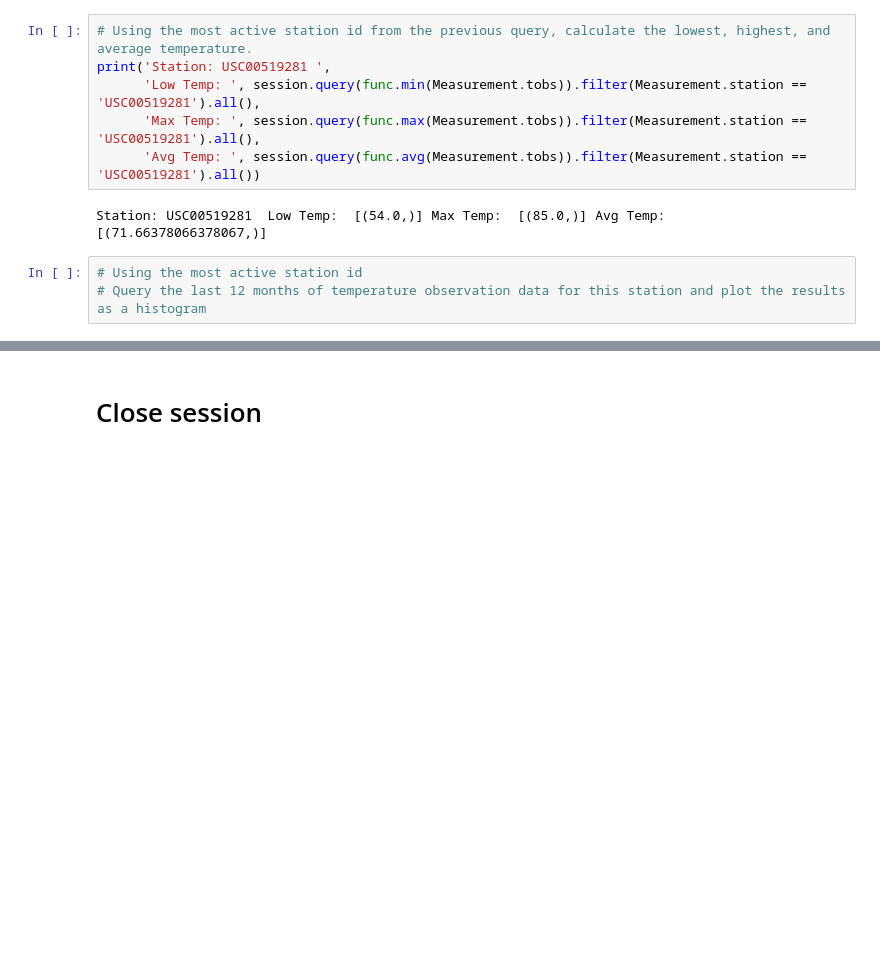
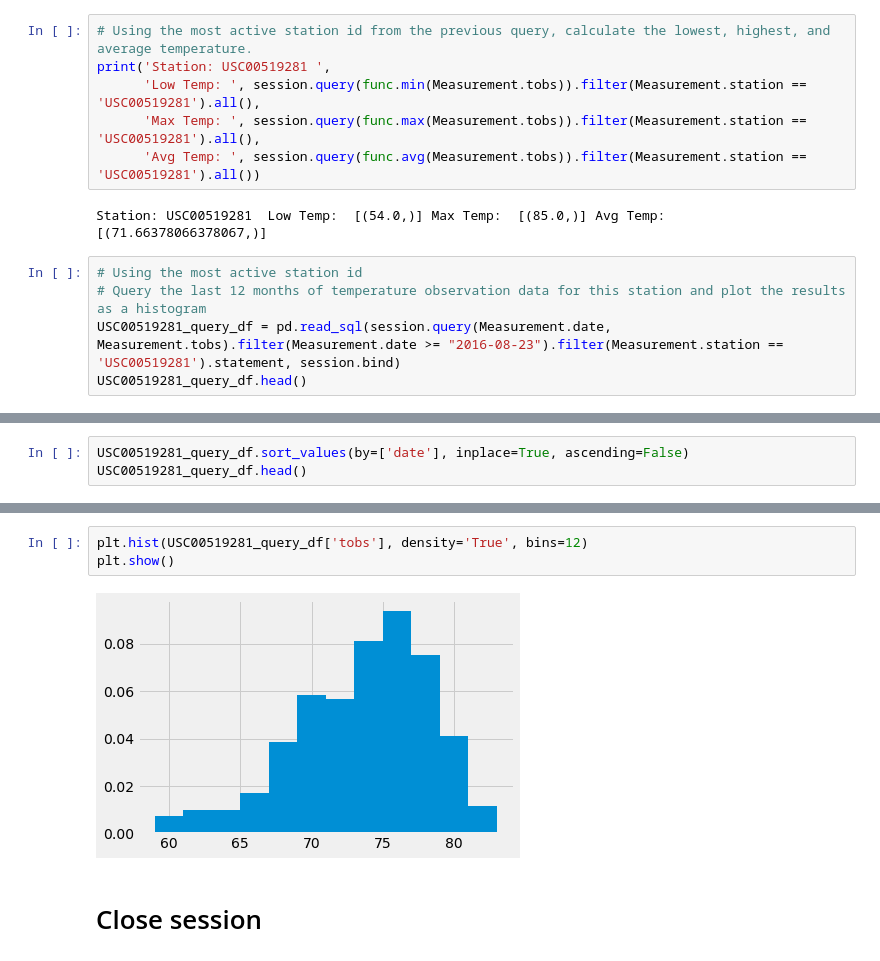
Before and after one commit to MMidwinter/sqlalchemy-challenge, a Jupyter notebook: climate_starter.ipynb, the cells around one changed output, grey strips where cells are left out. Cells and saved outputs as stored; diff of their text form; blank space fills up the shorter version.

```diff
--- a/climate_starter.ipynb
+++ b/climate_starter.ipynb
@@ -191,3 +191,5 @@ Station: USC00519281  Low Temp:  [(54.0,)] Max Temp:  [(85.0,)] Avg Temp:  [(71.
 # %%
 # Using the most active station id
 # Query the last 12 months of temperature observation data for this station and plot the results as a histogram
+USC00519281_query_df = pd.read_sql(session.query(Measurement.date, Measurement.tobs).filter(Measurement.date >= "2016-08-23").filter(Measurement.station == 'USC00519281').statement, session.bind)
+USC00519281_query_df.head()
@@ -193,0 +203,3 @@ Station: USC00519281  Low Temp:  [(54.0,)] Max Temp:  [(85.0,)] Avg Temp:  [(71.
+# %%
+USC00519281_query_df.sort_values(by=['date'], inplace=True, ascending=False)
+USC00519281_query_df.head()
@@ -194,3 +213,8 @@ Station: USC00519281  Low Temp:  [(54.0,)] Max Temp:  [(85.0,)] Avg Temp:  [(71.
+# %%
+plt.hist(USC00519281_query_df['tobs'], density='True', bins=12)
+plt.show()
+# %% [output]
+[figure, added]
 # %% [markdown]
 # Close session
 # %%
```
Also changed, not shown: parts of 4 cells of this notebook, 1 other file.
